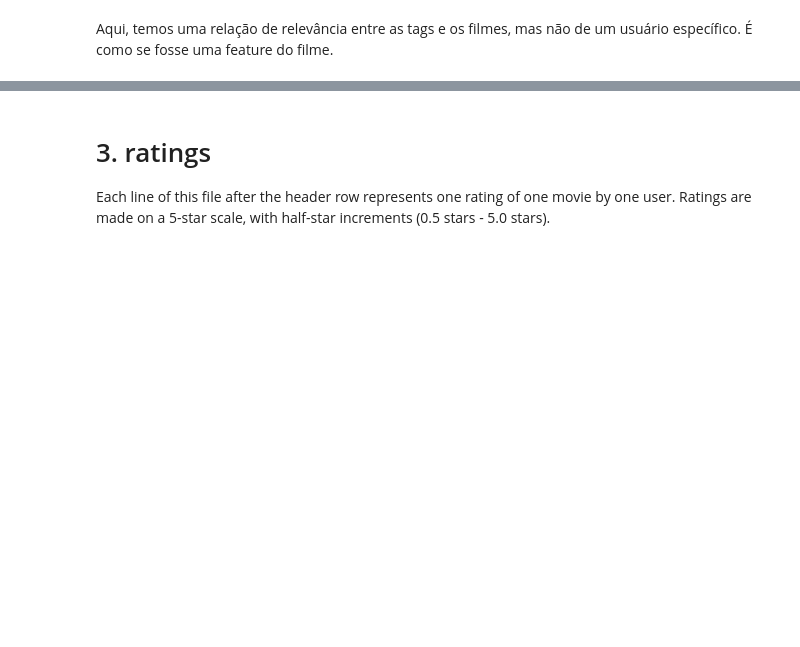
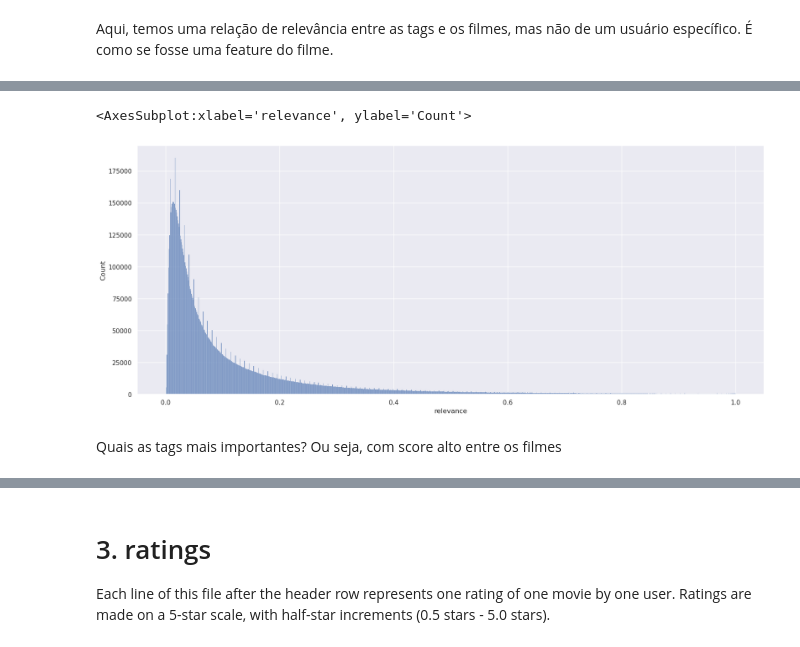
Before and after one commit to MC855FilmesParaTi/machinelearning, a Jupyter notebook: notebooks/1-lfb-initial-data-exploration.ipynb, the cells around one changed output, grey strips where cells are left out. Saved outputs shown, nothing was run; the diff lists cells and outputs as text; code cells hidden in the pictures; blank space fills up the shorter version.

Commit message:
Encontrei as tags mais relevantes em relação aos scores de filmes

```diff
--- a/notebooks/1-lfb-initial-data-exploration.ipynb
+++ b/notebooks/1-lfb-initial-data-exploration.ipynb
@@ -157,3 +157,6 @@ generate_wordcloud(genome_tags_df, 'tag')
 [figure]
 # %% [markdown]
 Aqui, temos uma relação de relevância entre as tags e os filmes, mas não de um usuário específico. É como se fosse uma feature do filme.
+# %%
+genome_scores_df  = pd.read_csv(data_dir + 'genome_scores.csv')
+genome_scores_df.head()
@@ -159,0 +170,8 @@ Aqui, temos uma relação de relevância entre as tags e os filmes, mas não de
+# %%
+plt.figure(figsize=(20, 8))
+sns.histplot(genome_scores_df.relevance)
+# %% [output]
+<AxesSubplot:xlabel='relevance', ylabel='Count'>
+[figure, added]
+# %% [markdown]
+Quais as tags mais importantes? Ou seja, com score alto entre os filmes
```
Also changed, not shown: parts of 28 cells of this notebook.
